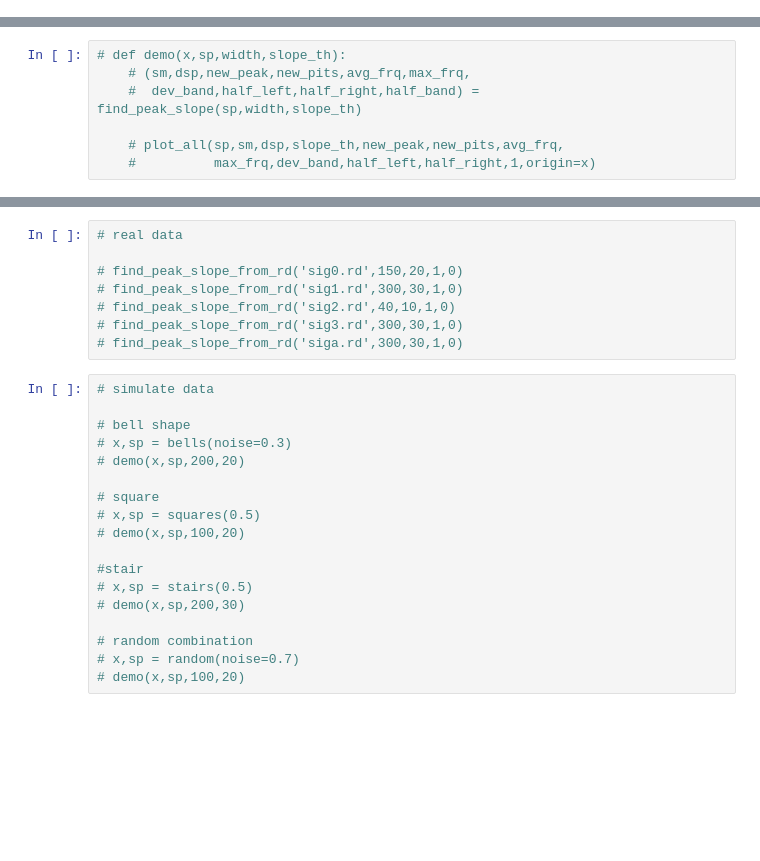
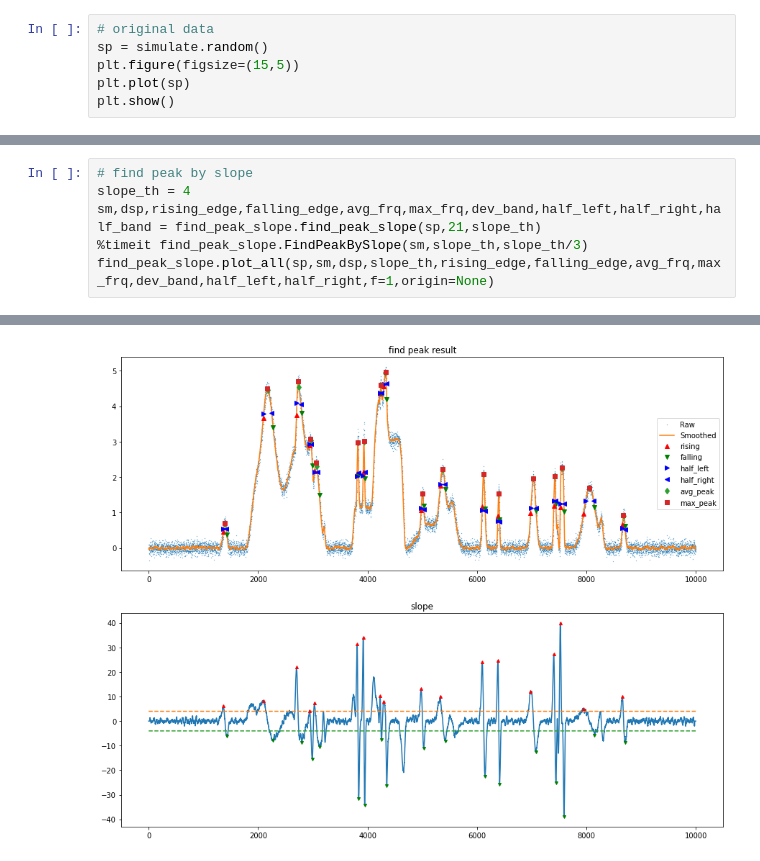
Before and after one commit to ZZZZzzzzac/FindPeak, a Jupyter notebook: find_peak.ipynb, the cells around one changed output, grey strips where cells are left out. Saved outputs shown, nothing was run; the diff lists cells and outputs as text; blank space fills up the shorter version.

```diff
--- a/find_peak.ipynb
+++ b/find_peak.ipynb
@@ -82,0 +12,6 @@ plt.plot(vloc,x[vloc],'gv')
+# %%
+# original data
+sp = simulate.random()
+plt.figure(figsize=(15,5))
+plt.plot(sp)
+plt.show()
@@ -83,7 +20,7 @@ plt.plot(vloc,x[vloc],'gv')
 # %%
-# def demo(x,sp,width,slope_th):
-    # (sm,dsp,new_peak,new_pits,avg_frq,max_frq,
-    #  dev_band,half_left,half_right,half_band) = find_peak_slope(sp,width,slope_th)
-
-    # plot_all(sp,sm,dsp,slope_th,new_peak,new_pits,avg_frq,
-    #          max_frq,dev_band,half_left,half_right,1,origin=x)
+# find peak by slope
+slope_th = 4
+sm,dsp,rising_edge,falling_edge,avg_frq,max_frq,dev_band,half_left,half_right,half_band = find_peak_slope.find_peak_slope(sp,21,slope_th)
+%timeit find_peak_slope.FindPeakBySlope(sm,slope_th,slope_th/3)
+find_peak_slope.plot_all(sp,sm,dsp,slope_th,rising_edge,falling_edge,avg_frq,max_frq,dev_band,half_left,half_right,f=1,origin=None)
+# %% [output]
@@ -90,26 +28 @@ plt.plot(vloc,x[vloc],'gv')
+[figure, added]
-# %%
-# real data
-
-# find_peak_slope_from_rd('sig0.rd',150,20,1,0)
-# find_peak_slope_from_rd('sig1.rd',300,30,1,0)
-# find_peak_slope_from_rd('sig2.rd',40,10,1,0)
-# find_peak_slope_from_rd('sig3.rd',300,30,1,0)
-# find_peak_slope_from_rd('siga.rd',300,30,1,0)
-# %%
-# simulate data
-
-# bell shape
-# x,sp = bells(noise=0.3)
-# demo(x,sp,200,20)
-
-# square
-# x,sp = squares(0.5)
-# demo(x,sp,100,20)
-
-#stair
-# x,sp = stairs(0.5)
-# demo(x,sp,200,30)
-
-# random combination
-# x,sp = random(noise=0.7)
-# demo(x,sp,100,20)
```
Also changed, not shown: parts of 14 cells of this notebook, 24 other files.
